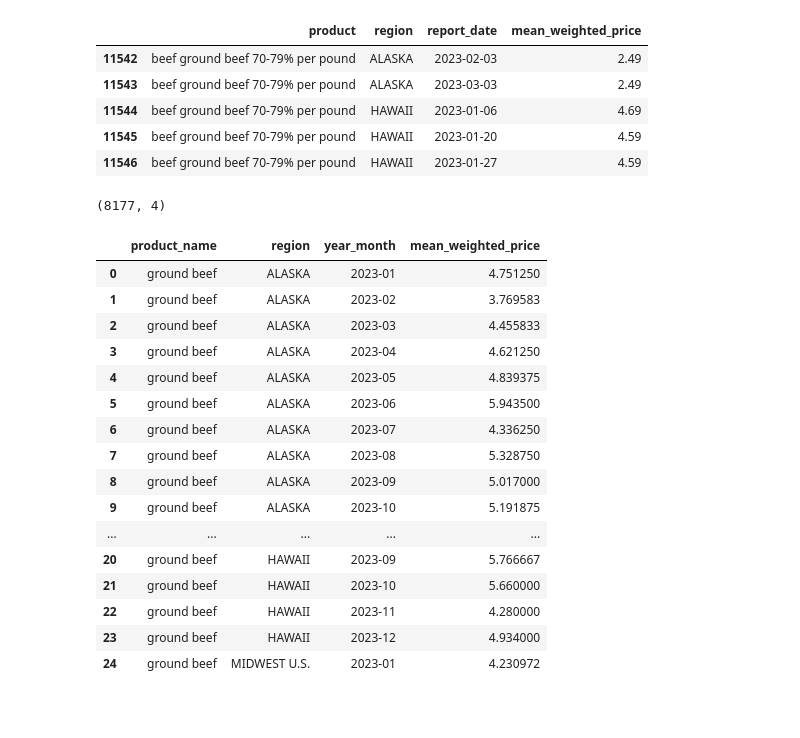
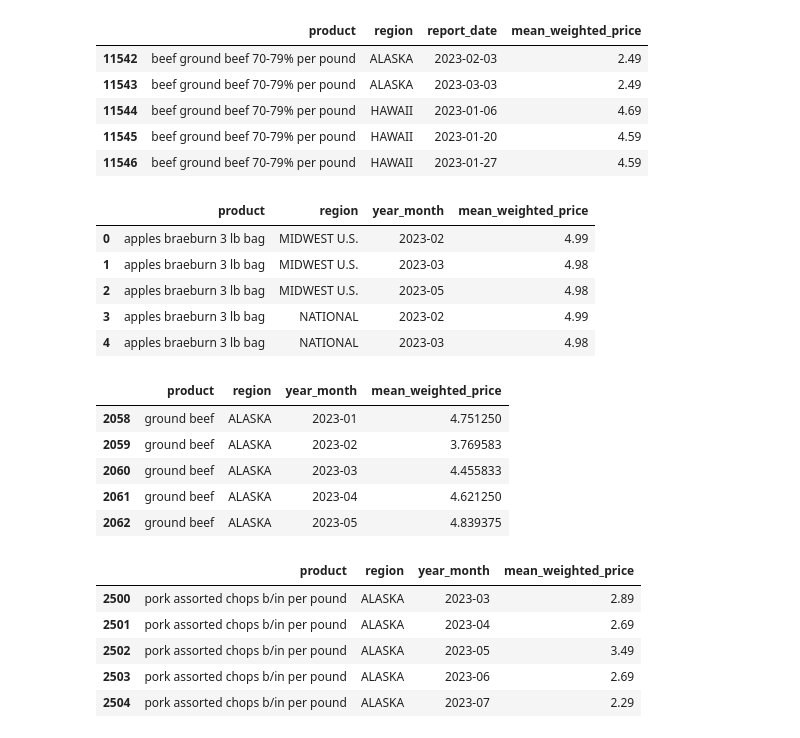
Before and after one commit to bradleytkay/Q1-2025-data-analysis-project-challenge, a Jupyter notebook: Q1-2025-step-2b-cleaning-pt-3.ipynb, the cells around one changed output. Cells and saved outputs as stored; diff of their text form; code cells hidden in the pictures; blank space fills up the shorter version.

Commit message:
Continued cleaning usda_df (normalizing product names to match bls_df and aggregating mean prices per region per month); finished "ground beef" moved to "pork chops"

```diff
--- a/Q1-2025-step-2b-cleaning-pt-3.ipynb
+++ b/Q1-2025-step-2b-cleaning-pt-3.ipynb
@@ -408,40 +411,46 @@ usda_df = usda_df.groupby(['product', 'region', 'year_month'], as_index=False)['
 usda_df = usda_df.drop_duplicates(subset=['product', 'region', 'year_month'])
 
 usda_df.head()
-
-usda_df.shape
 # %% [output]
-(8177, 4)
+|  | product | region | year_month | mean_weighted_price |
+| 0 | apples braeburn 3 lb bag | MIDWEST U.S. | 2023-02 | 4.99 |
+| 1 | apples braeburn 3 lb bag | MIDWEST U.S. | 2023-03 | 4.98 |
+| 2 | apples braeburn 3 lb bag | MIDWEST U.S. | 2023-05 | 4.98 |
+| 3 | apples braeburn 3 lb bag | NATIONAL | 2023-02 | 4.99 |
+| 4 | apples braeburn 3 lb bag | NATIONAL | 2023-03 | 4.98 |
 # %%
 # Okay... back to ground beef.  I don't need things like 70-79%, 80-89%, etc. because
 # the bls_df just lists 'ground beef' as a product. I want to aggregate a mean price
 # for all varieties of ground beef.
 
-# Clean the 'product' column to only contain the base product name 'ground beef'
+# Clean the 'product' column to only contain 'ground beef'
+usda_df['product'] = usda_df['product'].str.replace(r'.*ground beef.*', 'ground beef', case=False, regex=True)
 
-usda_df['product_name'] = usda_df['product'].str.extract(r'(ground beef)')
+# Now group by 'product', 'region', and 'year_month', then calculate the mean price
+usda_df = usda_df.groupby(['product', 'region', 'year_month'])['mean_weighted_price'].mean().reset_index()
 
-# # Group by 'product_name', 'region', and 'report_date', then calculate the mean price
-usda_df = usda_df.groupby(['product_name', 'region', 'year_month'])['mean_weighted_price'].mean().reset_index()
+# Re-check 'ground beef' products... Looks like it worked.
 
-usda_df.head(25)
+ground_beef = usda_df[usda_df['product'].str.contains(r'ground beef', case=False, na=False)]
 
-# Oh my gosh, I think I did it...
+ground_beef.head(5)
 # %% [output]
-|  | product_name | region | year_month | mean_weighted_price |
-| 0 | ground beef | ALASKA | 2023-01 | 4.751250 |
-| 1 | ground beef | ALASKA | 2023-02 | 3.769583 |
-| 2 | ground beef | ALASKA | 2023-03 | 4.455833 |
-| 3 | ground beef | ALASKA | 2023-04 | 4.621250 |
-| 4 | ground beef | ALASKA | 2023-05 | 4.839375 |
-| 5 | ground beef | ALASKA | 2023-06 | 5.943500 |
-| 6 | ground beef | ALASKA | 2023-07 | 4.336250 |
-| 7 | ground beef | ALASKA | 2023-08 | 5.328750 |
-| 8 | ground beef | ALASKA | 2023-09 | 5.017000 |
-| 9 | ground beef | ALASKA | 2023-10 | 5.191875 |
-| ... | ... | ... | ... | ... |
-| 20 | ground beef | HAWAII | 2023-09 | 5.766667 |
-| 21 | ground beef | HAWAII | 2023-10 | 5.660000 |
-| 22 | ground beef | HAWAII | 2023-11 | 4.280000 |
-| 23 | ground beef | HAWAII | 2023-12 | 4.934000 |
-| 24 | ground beef | MIDWEST U.S. | 2023-01 | 4.230972 |
+|  | product | region | year_month | mean_weighted_price |
+| 2058 | ground beef | ALASKA | 2023-01 | 4.751250 |
+| 2059 | ground beef | ALASKA | 2023-02 | 3.769583 |
+| 2060 | ground beef | ALASKA | 2023-03 | 4.455833 |
+| 2061 | ground beef | ALASKA | 2023-04 | 4.621250 |
+| 2062 | ground beef | ALASKA | 2023-05 | 4.839375 |
+# %%
+# Next, pork...
+
+pork_chops = usda_df[usda_df['product'].str.contains(r'pork.*chops', case=False, na=False)]
+
+pork_chops.head(5)
+# %% [output]
+|  | product | region | year_month | mean_weighted_price |
+| 2500 | pork assorted chops b/in per pound | ALASKA | 2023-03 | 2.89 |
+| 2501 | pork assorted chops b/in per pound | ALASKA | 2023-04 | 2.69 |
+| 2502 | pork assorted chops b/in per pound | ALASKA | 2023-05 | 3.49 |
+| 2503 | pork assorted chops b/in per pound | ALASKA | 2023-06 | 2.69 |
+| 2504 | pork assorted chops b/in per pound | ALASKA | 2023-07 | 2.29 |
```
Also changed, not shown: parts of 6 cells of this notebook.
